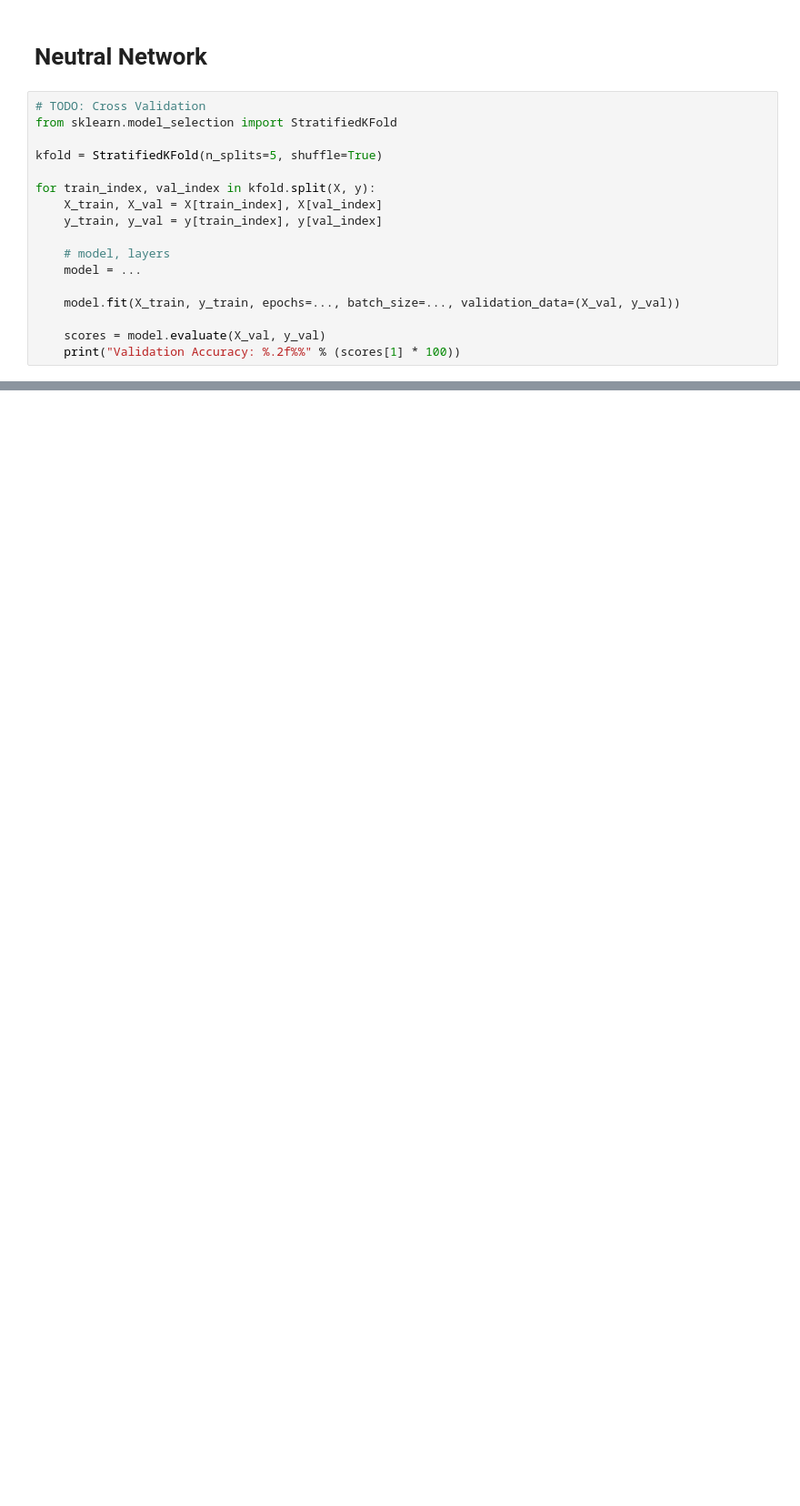
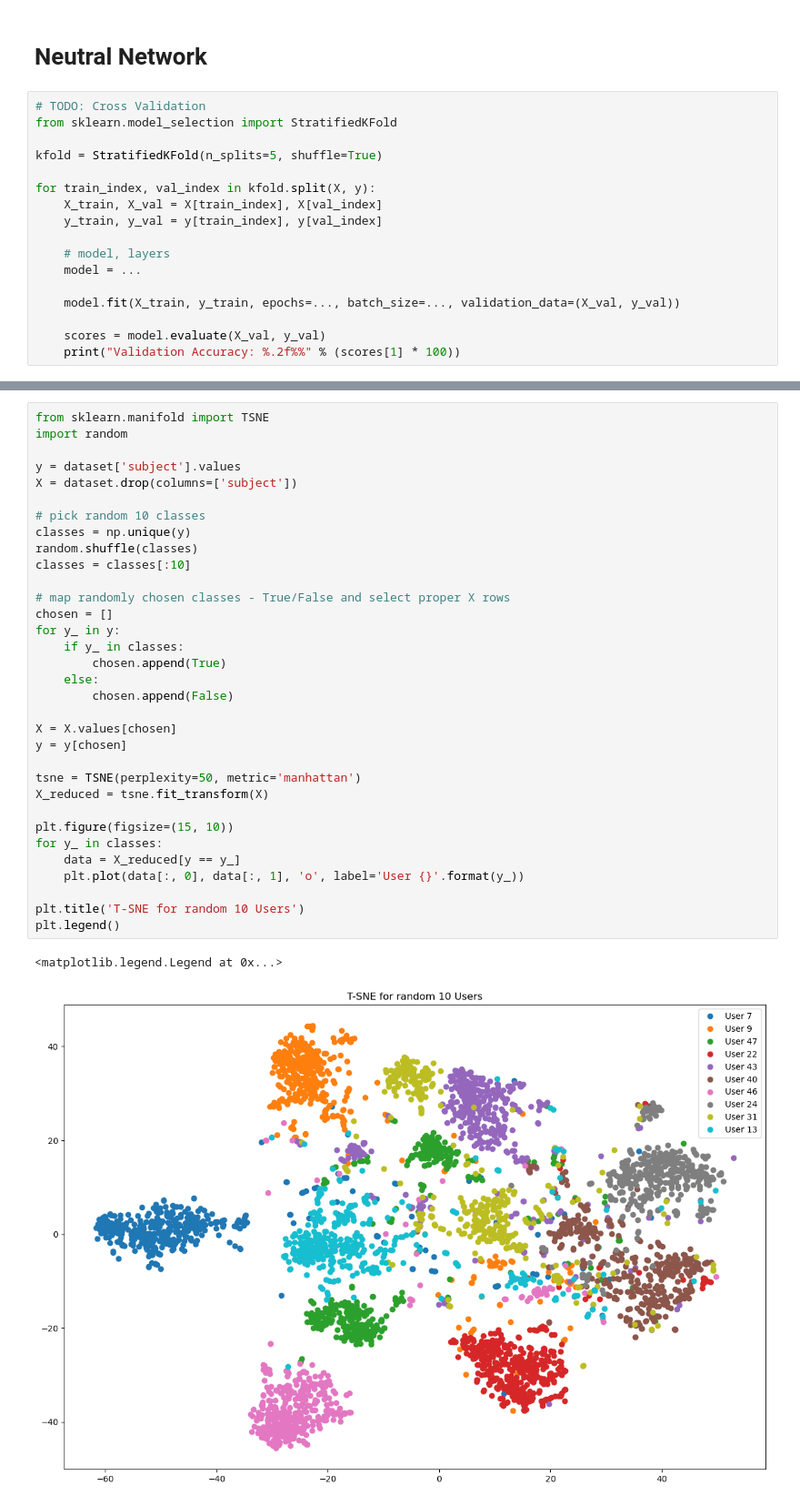
Before and after one commit to zuza571/Biometrics, a Jupyter notebook: Keystroke/keystrokeDynamics.ipynb, the cells around one changed output, grey strips where cells are left out. Shown at 91% size. Drawn from its saved outputs; the diff is of its cells as text; blank space fills up the shorter version.

```diff
--- a/Keystroke/keystrokeDynamics.ipynb
+++ b/Keystroke/keystrokeDynamics.ipynb
@@ -979,0 +1022,36 @@ Avg recall: 0.97
+# %%
+from sklearn.manifold import TSNE
+import random
+
+y = dataset['subject'].values
+X = dataset.drop(columns=['subject'])
+
+# pick random 10 classes
+classes = np.unique(y)
+random.shuffle(classes)
+classes = classes[:10]
+
+# map randomly chosen classes - True/False and select proper X rows
+chosen = []
+for y_ in y:
+    if y_ in classes:
+        chosen.append(True)
+    else:
+        chosen.append(False)
+
+X = X.values[chosen]
+y = y[chosen]
+
+tsne = TSNE(perplexity=50, metric='manhattan')
+X_reduced = tsne.fit_transform(X)
+
+plt.figure(figsize=(15, 10))
+for y_ in classes:
+    data = X_reduced[y == y_]
+    plt.plot(data[:, 0], data[:, 1], 'o', label='User {}'.format(y_))
+
+plt.title('T-SNE for random 10 Users')
+plt.legend()
+# %% [output]
+<matplotlib.legend.Legend at 0x...>
+[figure, added]
```
Also changed, not shown: parts of 17 cells of this notebook, 1 other file.
